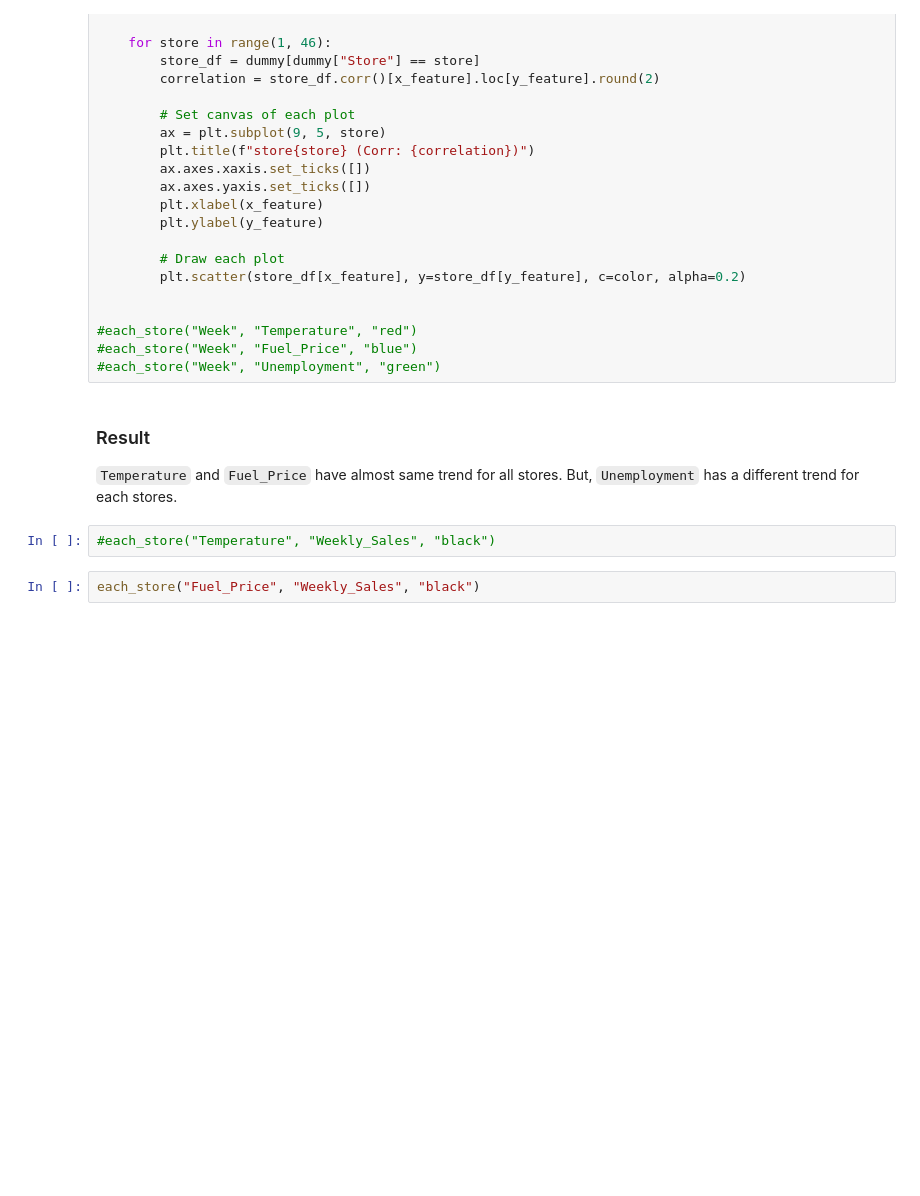
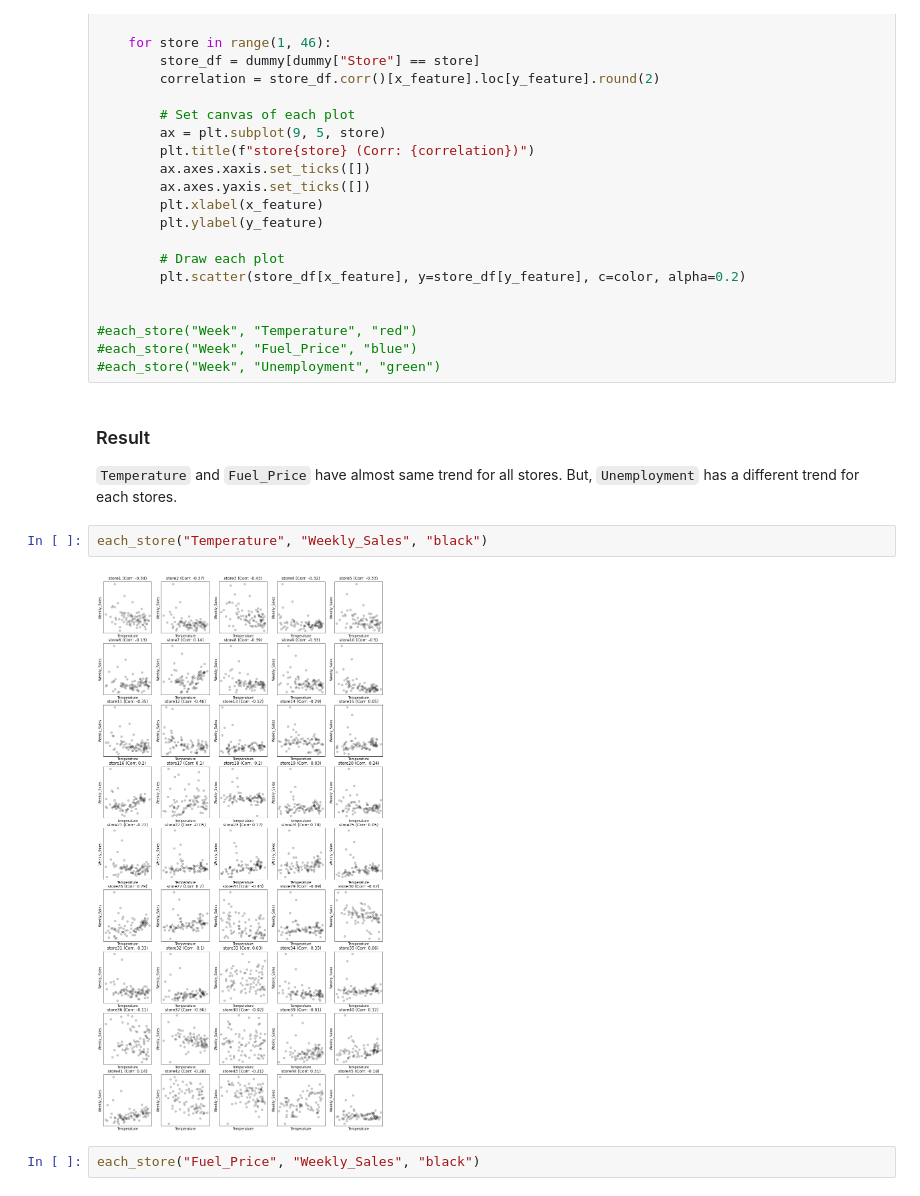
Before and after one commit to sungjk1999/dacon-sales-forecast, a Jupyter notebook: data preprocessing/derived feature - misery index.ipynb, the cells around one changed output. Cells and saved outputs as stored; diff of their text form; blank space fills up the shorter version.

```diff
--- a/data preprocessing/derived feature - misery index.ipynb
+++ b/data preprocessing/derived feature - misery index.ipynb
@@ -66,7 +66,9 @@ def each_store(x_feature, y_feature, color):
 `Temperature` and `Fuel_Price` have almost same trend for all stores.
 But, `Unemployment` has a different trend for each stores.
 # %%
-#each_store("Temperature", "Weekly_Sales", "black")
+each_store("Temperature", "Weekly_Sales", "black")
+# %% [output]
+[figure, added]
 # %%
 each_store("Fuel_Price", "Weekly_Sales", "black")
 # %% [output]
```
Also changed, not shown: parts of 3 cells of this notebook, 5 other files.
